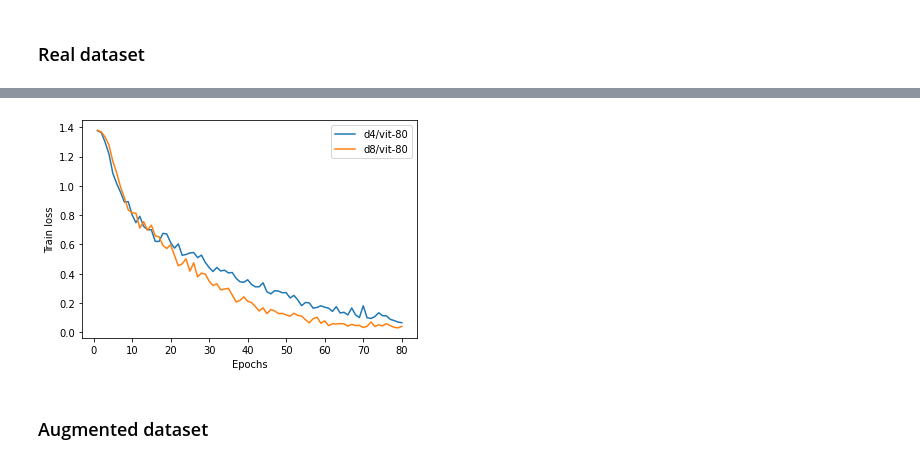
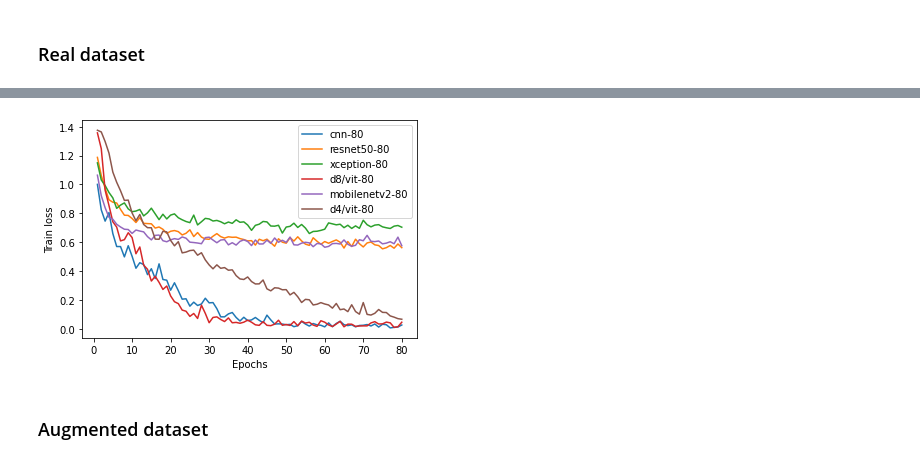
Before and after one commit to aneesurhashmi/oct2017, a Jupyter notebook: results.ipynb, the cells around one changed output, grey strips where cells are left out. Saved outputs shown, nothing was run; the diff lists cells and outputs as text; code cells hidden in the pictures.

Commit message:
ViT training complete

```diff
--- a/results.ipynb
+++ b/results.ipynb
@@ -47,3 +56,35 @@ plt.show()
 ## Event logs
 # %% [markdown]
 ### Real dataset
+# %%
+# def get_logs_(log_dir):
+#     event_accumulator = EventAccumulator(log_dir)
+#     event_accumulator.Reload()
+#     try:
+#         events = event_accumulator.Scalars("Train_Loss")
+#     except:
+#         events = event_accumulator.Scalars("Vit_Loss")
+
+#     logs = {x.step : x.value for x in events}
+
+#     return logs.keys(), logs.values()
+
+# model_trained = ["cnn-80", "resnet50-80", "xception-80", "d8/vit-80", "mobilenetv2-80", "d8/vit-120", "d4/vit-80"]
+# model_trained = ["cnn-80", "resnet50-80", "xception-80", "d8/vit-80", "mobilenetv2-80"]
+# model_trained = ["d8/vit-ft-10"]
+model_trained = ["d24/vit-d24-h8-25x150-80"]
+event_accumulator = EventAccumulator(f'./runs/{model_trained[0]}')
+event_accumulator.Reload()
+# event_accumulator.Tags()
+events1 = event_accumulator.Scalars("Train_Loss")
+logs1 = {x.step : x.value for x in events1}
+events2 = event_accumulator.Scalars("Eval_")
+logs2 = {x.step : x.value for x in events2}
+# print(events1, events2)
+# print(len(events1))
+# print(events1)
+plt.subplot(1,2,1)
+plt.plot(logs1.keys(), logs1.values())
+plt.subplot(1,2,2)
+plt.plot(logs2.keys(), logs2.values())
+# plt.plot(range(len(events2)), events2)
@@ -50,32 +157,33 @@ plt.show()
 # %%
 def get_logs(log_dir):
     event_accumulator = EventAccumulator(log_dir)
     event_accumulator.Reload()
     try:
         events = event_accumulator.Scalars("Train_Loss")
     except:
         events = event_accumulator.Scalars("Vit_Loss")
 
     logs = {x.step : x.value for x in events}
 
     return logs.keys(), logs.values()
 
 # model_trained = ["cnn-80", "resnet50-80", "xception-80", "d8/vit-80", "mobilenetv2-80", "d8/vit-120", "d4/vit-80"]
+model_trained = ["cnn-80", "resnet50-80", "xception-80", "d8/vit-80", "mobilenetv2-80", "d4/vit-80"]
 # model_trained = ["cnn-80", "resnet50-80", "xception-80", "d8/vit-80", "mobilenetv2-80"]
-model_trained = ["d4/vit-80", "d8/vit-80"]
+# model_trained = ["d8/vit-80"]
 
 log_dirs_ls = [f'./runs/{x}' for x in model_trained]
 
 for log_dir in log_dirs_ls:
     x,y = get_logs(log_dir)
     plt.plot(x,y)
 # plt.title("Training loss plot on weighted sampling dataset")
 plt.ylabel("Train loss")
 plt.xlabel("Epochs")
 plt.legend(model_trained)
 plt.show()
 # %% [output]
-[figure, old version]
+[figure, new version]
 # %% [markdown]
 ### Augmented dataset
 # %%
```
Also changed, not shown: parts of 8 cells of this notebook, 47 other files.
